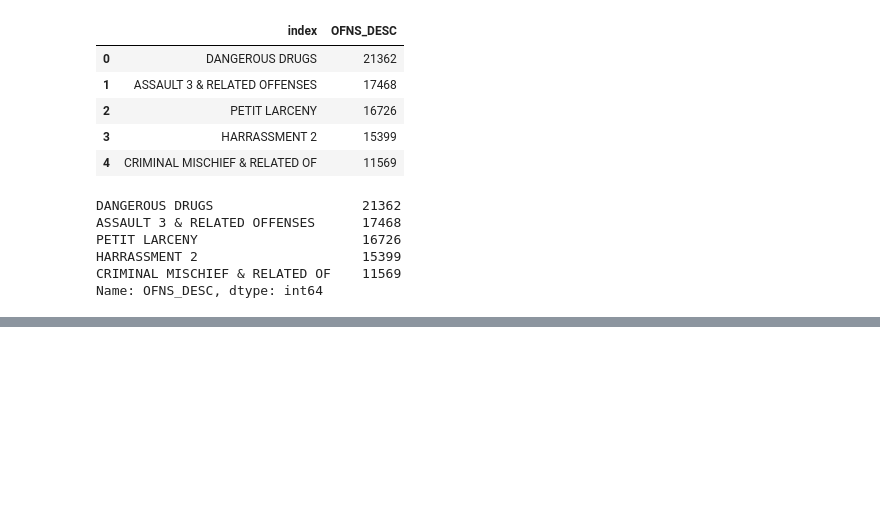
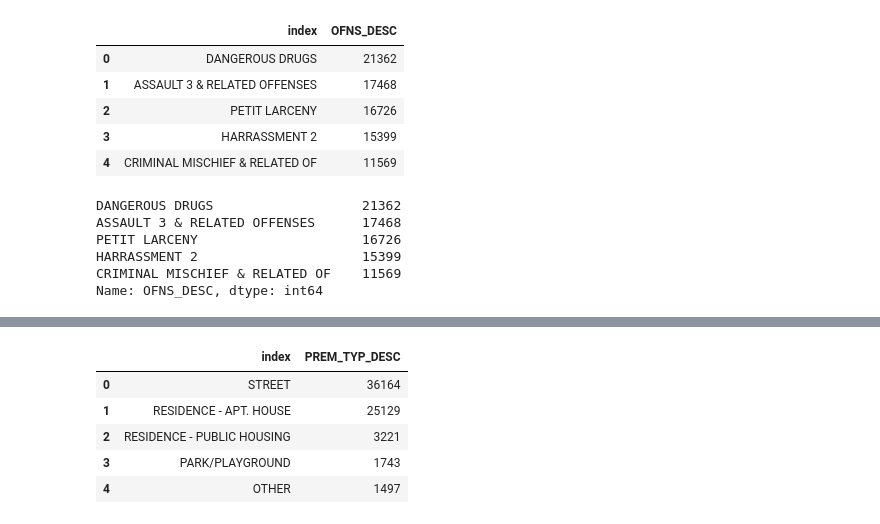
Before and after one commit to wilfy9249/Capstone-Fall-18, a Jupyter notebook: Python Notebook/Data_Filter_for_model_selection.ipynb, the cells around one changed output, grey strips where cells are left out. Cells and saved outputs as stored; diff of their text form; code cells hidden in the pictures; blank space fills up the shorter version.

```diff
--- a/Python Notebook/Data_Filter_for_model_selection.ipynb
+++ b/Python Notebook/Data_Filter_for_model_selection.ipynb
@@ -98,0 +136,10 @@ Name: OFNS_DESC, dtype: int64
+# %%
+temp_prem = ofns_data['PREM_TYP_DESC'].value_counts().head(5).reset_index()
+temp_prem
+# %% [output]
+|  | index | PREM_TYP_DESC |
+| 0 | STREET | 36164 |
+| 1 | RESIDENCE - APT. HOUSE | 25129 |
+| 2 | RESIDENCE - PUBLIC HOUSING | 3221 |
+| 3 | PARK/PLAYGROUND | 1743 |
+| 4 | OTHER | 1497 |
```
Also changed, not shown: parts of 9 cells of this notebook.
